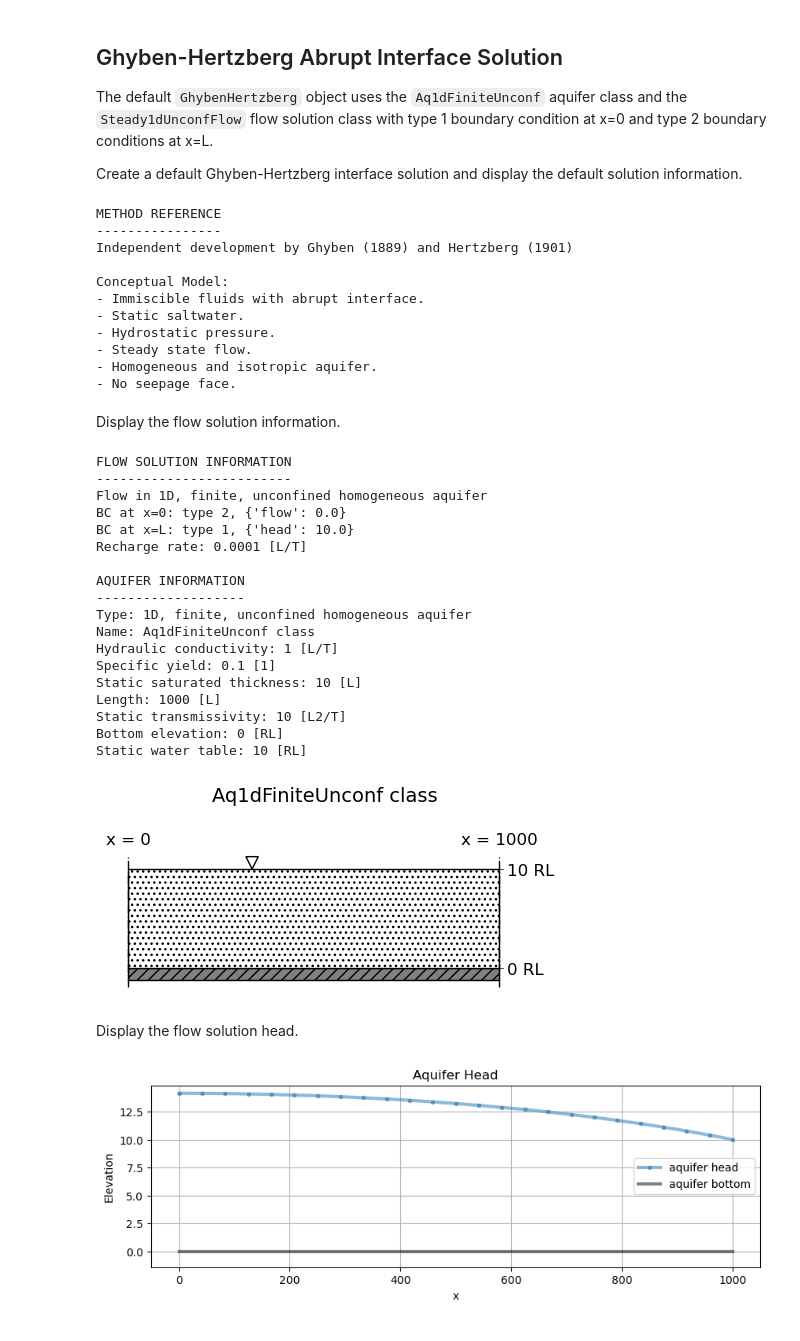
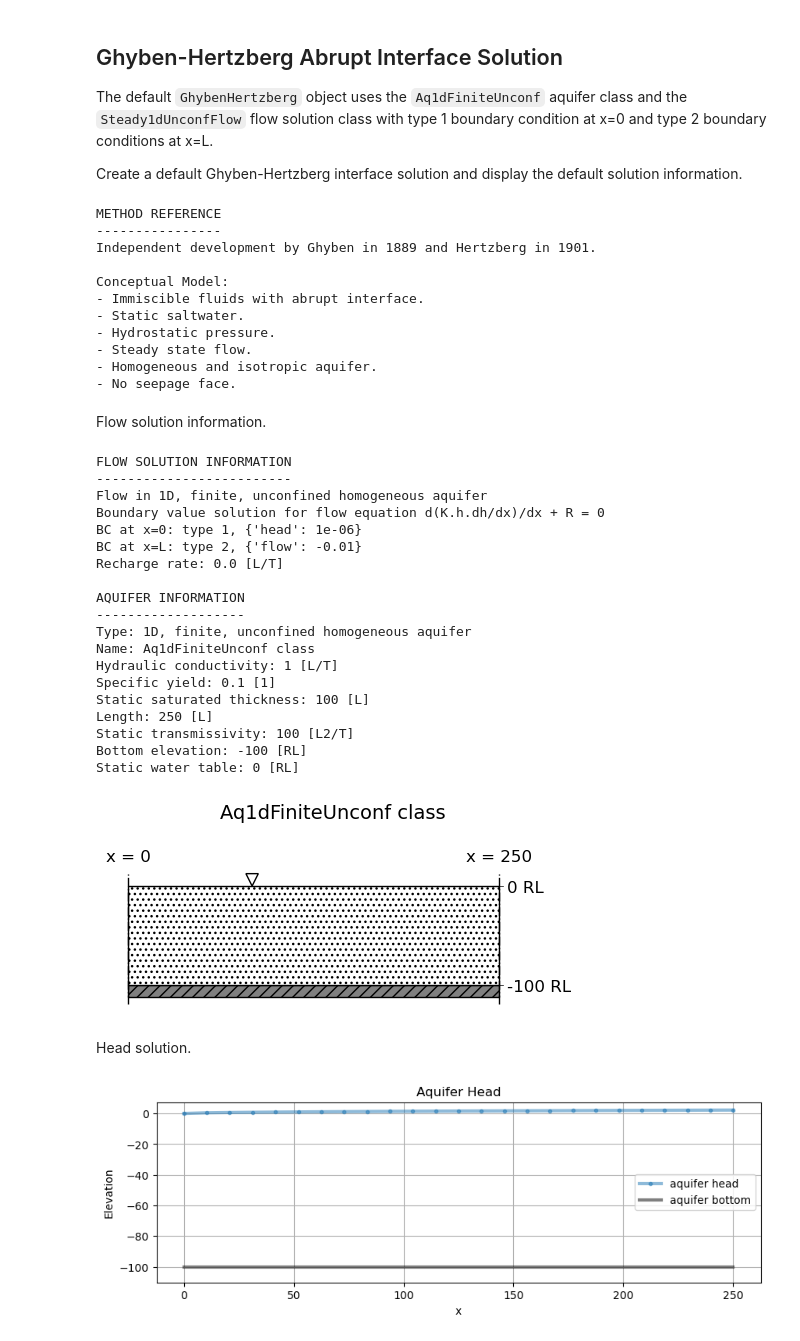
Before and after one commit to Moofbytes/pygaf_notebooks, a Jupyter notebook: pygaf_swi.ipynb, the cells around one changed output. Drawn from its saved outputs; the diff is of its cells as text; code cells hidden in the pictures.

Commit message:
Development update

```diff
--- a/pygaf_swi.ipynb
+++ b/pygaf_swi.ipynb
@@ -20,12 +20,12 @@ The default `GhybenHertzberg` object uses the `Aq1dFiniteUnconf` aquifer class a
 
 Create a default Ghyben-Hertzberg interface solution and display the default solution information.
 # %%
-swi1 = pygaf.GhybenHertzberg()
-swi1.info()
+SW1 = pygaf.GhybenHertzberg()
+SW1.info()
 # %% [output]
 METHOD REFERENCE
 ----------------
-Independent development by Ghyben (1889) and Hertzberg (1901)
+Independent development by Ghyben in 1889 and Hertzberg in 1901.
 
 Conceptual Model:
 - Immiscible fluids with abrupt interface.
@@ -35,18 +35,19 @@ Conceptual Model:
 - Homogeneous and isotropic aquifer.
 - No seepage face.
 # %% [markdown]
-Display the flow solution information.
+Flow solution information.
 # %%
-swi1.fsol.info()
-swi1.fsol.aq.info()
-swi1.fsol.aq.draw()
+SW1.flow.info()
+SW1.flow.aq.info()
+SW1.flow.aq.draw()
 # %% [output]
 FLOW SOLUTION INFORMATION
 -------------------------
 Flow in 1D, finite, unconfined homogeneous aquifer
-BC at x=0: type 2, {'flow': 0.0}
-BC at x=L: type 1, {'head': 10.0}
-Recharge rate: 0.0001 [L/T]
+Boundary value solution for flow equation d(K.h.dh/dx)/dx + R = 0
+BC at x=0: type 1, {'head': 1e-06}
+BC at x=L: type 2, {'flow': -0.01}
+Recharge rate: 0.0 [L/T]
 
 AQUIFER INFORMATION
 -------------------
@@ -54,15 +55,15 @@ Type: 1D, finite, unconfined homogeneous aquifer
 Name: Aq1dFiniteUnconf class
 Hydraulic conductivity: 1 [L/T]
 Specific yield: 0.1 [1]
-Static saturated thickness: 10 [L]
-Length: 1000 [L]
-Static transmissivity: 10 [L2/T]
-Bottom elevation: 0 [RL]
-Static water table: 10 [RL]
+Static saturated thickness: 100 [L]
+Length: 250 [L]
+Static transmissivity: 100 [L2/T]
+Bottom elevation: -100 [RL]
+Static water table: 0 [RL]
-[figure, old version]
+[figure, new version]
 # %% [markdown]
-Display the flow solution head.
+Head solution.
 # %%
-h1 = swi1.fsol.h()
+dum = SW1.flow.h()
 # %% [output]
-[figure, old version]
+[figure, new version]
```
Also changed, not shown: parts of 6 cells of this notebook.
